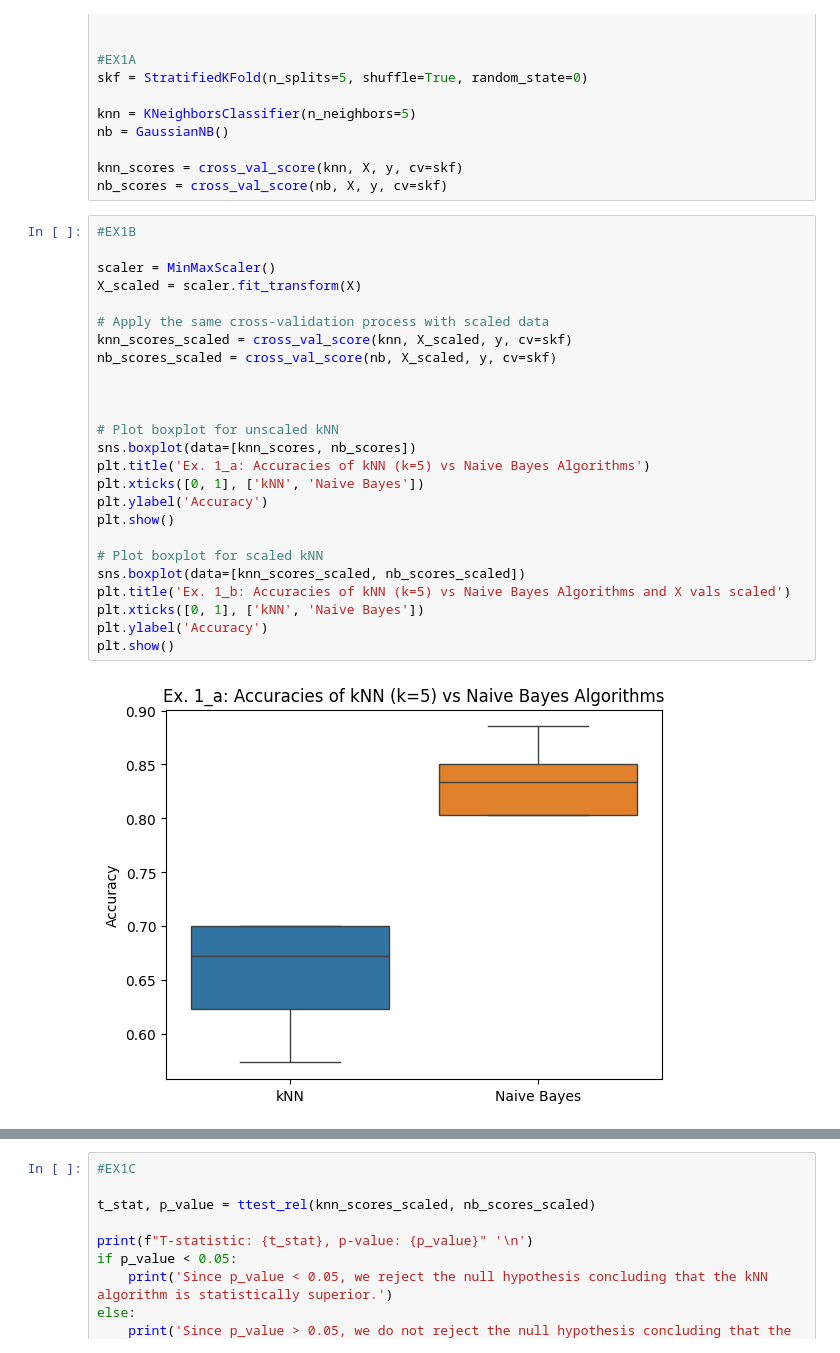
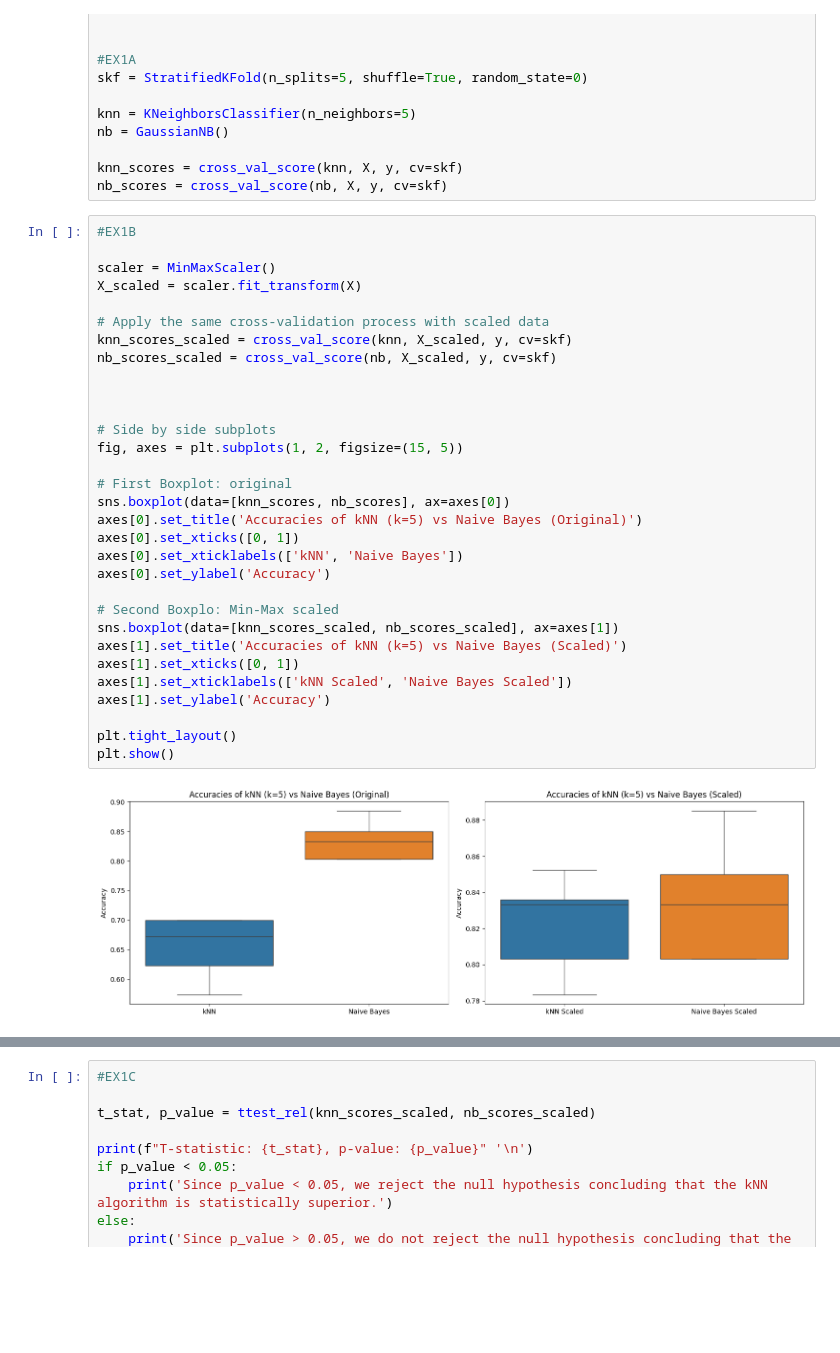
Before and after one commit to guiijose/Machine-Learning, a Jupyter notebook: homeworks/hw2/hw2.ipynb, the cells around one changed output, grey strips where cells are left out. Drawn from its saved outputs; the diff is of its cells as text; blank space fills up the shorter version.

```diff
--- a/homeworks/hw2/hw2.ipynb
+++ b/homeworks/hw2/hw2.ipynb
@@ -64,27 +57,33 @@ nb_scores = cross_val_score(nb, X, y, cv=skf)
 # %%
 #EX1B
 
 scaler = MinMaxScaler()
 X_scaled = scaler.fit_transform(X)
 
 # Apply the same cross-validation process with scaled data
 knn_scores_scaled = cross_val_score(knn, X_scaled, y, cv=skf)
 nb_scores_scaled = cross_val_score(nb, X_scaled, y, cv=skf)
 
 
 
-# Plot boxplot for unscaled kNN
-sns.boxplot(data=[knn_scores, nb_scores])
-plt.title('Ex. 1_a: Accuracies of kNN (k=5) vs Naive Bayes Algorithms')
-plt.xticks([0, 1], ['kNN', 'Naive Bayes'])
-plt.ylabel('Accuracy')
+# Side by side subplots
+fig, axes = plt.subplots(1, 2, figsize=(15, 5))
+
+# First Boxplot: original
+sns.boxplot(data=[knn_scores, nb_scores], ax=axes[0])
+axes[0].set_title('Accuracies of kNN (k=5) vs Naive Bayes (Original)')
+axes[0].set_xticks([0, 1])
+axes[0].set_xticklabels(['kNN', 'Naive Bayes'])
+axes[0].set_ylabel('Accuracy')
+
+# Second Boxplo: Min-Max scaled
+sns.boxplot(data=[knn_scores_scaled, nb_scores_scaled], ax=axes[1])
+axes[1].set_title('Accuracies of kNN (k=5) vs Naive Bayes (Scaled)')
+axes[1].set_xticks([0, 1])
+axes[1].set_xticklabels(['kNN Scaled', 'Naive Bayes Scaled'])
+axes[1].set_ylabel('Accuracy')
+
+plt.tight_layout()
 plt.show()
-
-# Plot boxplot for scaled kNN
-sns.boxplot(data=[knn_scores_scaled, nb_scores_scaled])
-plt.title('Ex. 1_b: Accuracies of kNN (k=5) vs Naive Bayes Algorithms and X vals scaled')
-plt.xticks([0, 1], ['kNN', 'Naive Bayes'])
-plt.ylabel('Accuracy')
-plt.show()
 # %% [output]
-[figure, old version]
+[figure, new version]
```
Also changed, not shown: parts of 4 cells of this notebook.
